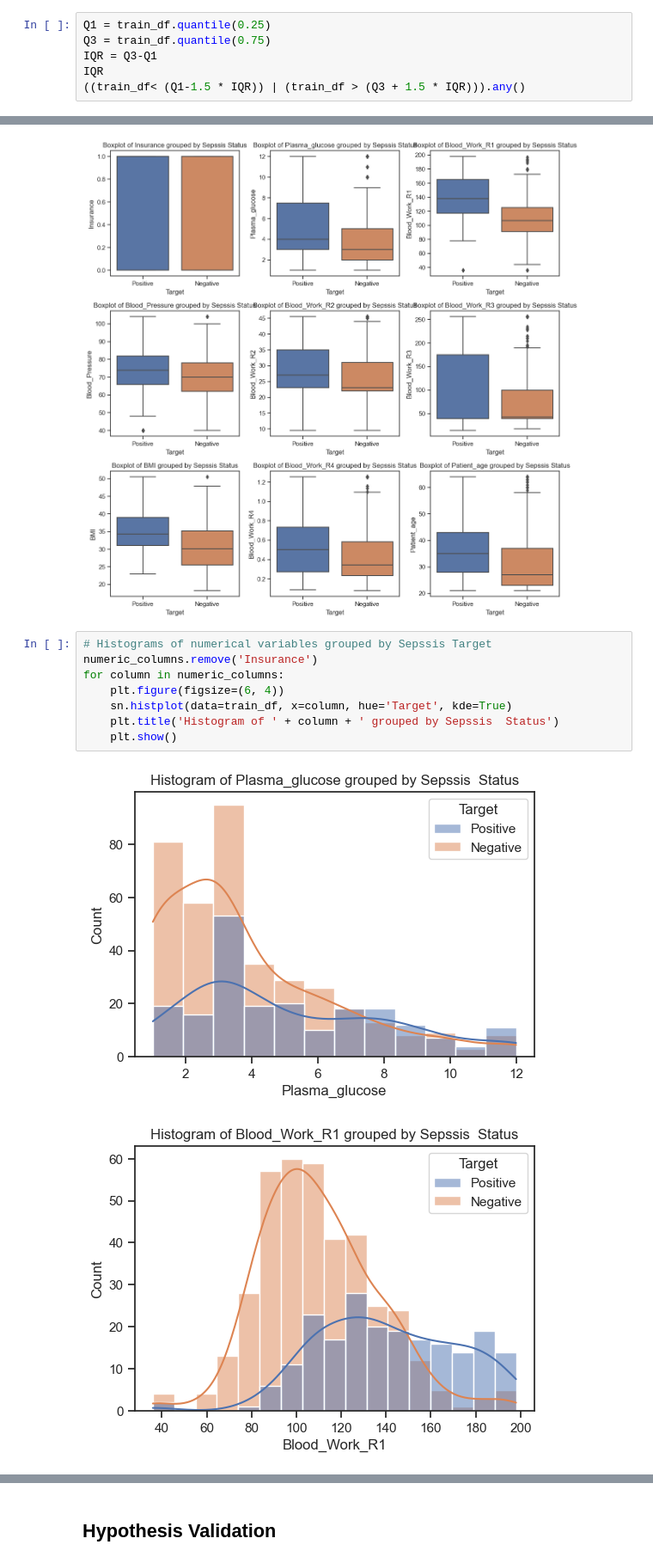
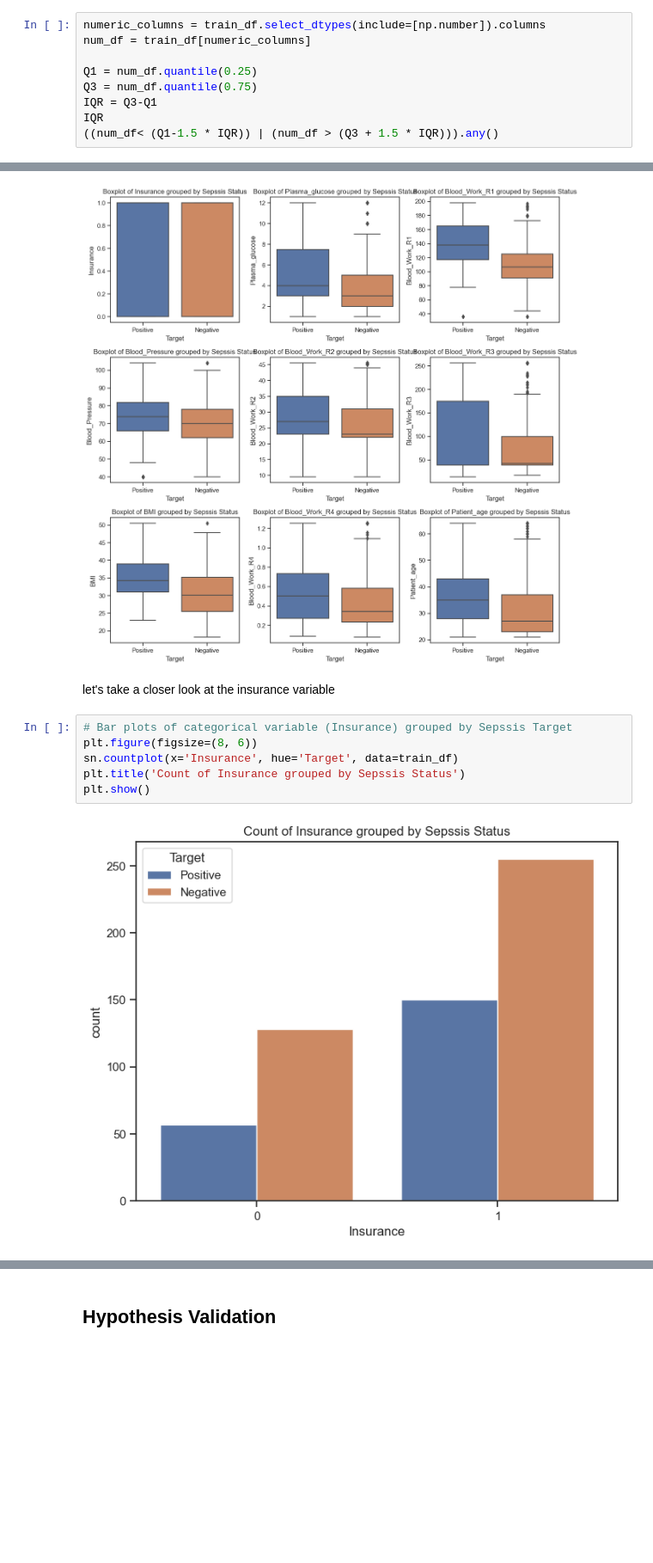
Before and after one commit to ikoghoemmanuell/Sepsis-Prediction-with-ML-and-FastAPI, a Jupyter notebook: Sepsis.ipynb, the cells around one changed output, grey strips where cells are left out. Shown at 86% size. Drawn from its saved outputs; the diff is of its cells as text; blank space fills up the shorter version.

```diff
--- a/Sepsis.ipynb
+++ b/Sepsis.ipynb
@@ -364,9 +363,12 @@ plt.show()
 The box plots of the various columns as visualized above, shows the presence of outliers in our data.
 Outliers can skew the results of machine learning models and make them less accurate and reliable.
 # %%
-Q1 = train_df.quantile(0.25)
-Q3 = train_df.quantile(0.75)
+numeric_columns = train_df.select_dtypes(include=[np.number]).columns
+num_df = train_df[numeric_columns]
+
+Q1 = num_df.quantile(0.25)
+Q3 = num_df.quantile(0.75)
 IQR = Q3-Q1
 IQR
-((train_df< (Q1-1.5 * IQR)) | (train_df > (Q3 + 1.5 * IQR))).any()
+((num_df< (Q1-1.5 * IQR)) | (num_df > (Q3 + 1.5 * IQR))).any()
 # %% [output]
@@ -633,14 +667,13 @@ plt.tight_layout()
 plt.show()
 # %% [output]
 [figure]
+# %% [markdown]
+let's take a closer look at the insurance variable
 # %%
-# Histograms of numerical variables grouped by Sepssis Target
-numeric_columns.remove('Insurance')
-for column in numeric_columns:
-    plt.figure(figsize=(6, 4))
-    sn.histplot(data=train_df, x=column, hue='Target', kde=True)
-    plt.title('Histogram of ' + column + ' grouped by Sepssis  Status')
-    plt.show()
+# Bar plots of categorical variable (Insurance) grouped by Sepssis Target
+plt.figure(figsize=(8, 6))
+sn.countplot(x='Insurance', hue='Target', data=train_df)
+plt.title('Count of Insurance grouped by Sepssis Status')
+plt.show()
 # %% [output]
-[figure, old version]
+[figure, new version]
-[figure, removed]
```
Also changed, not shown: parts of 66 cells of this notebook.
